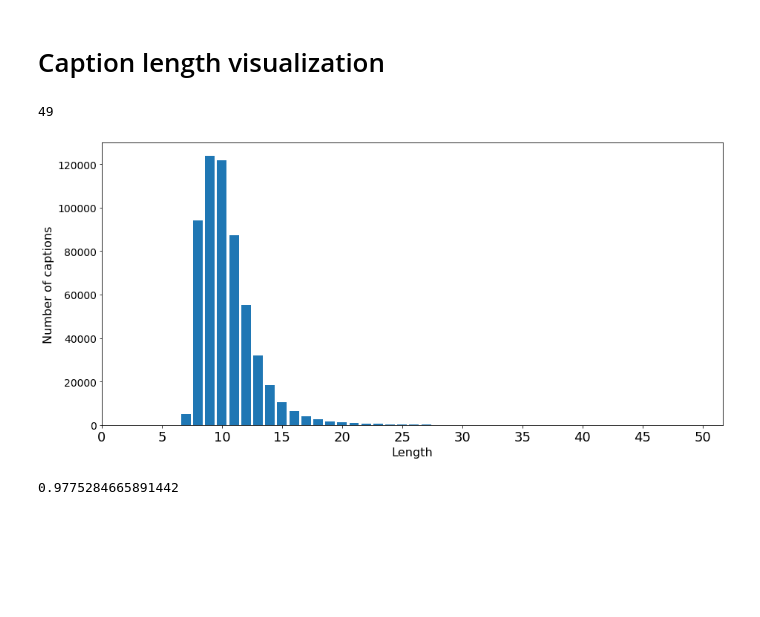
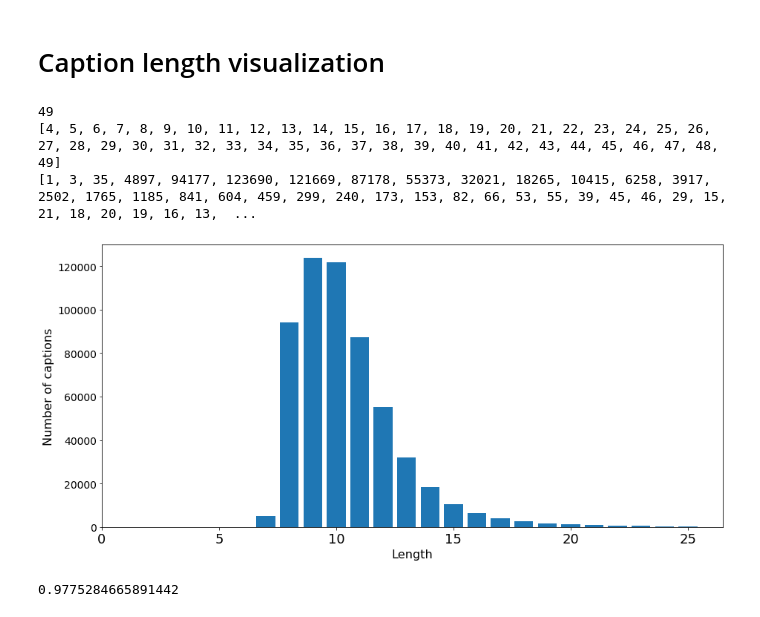
Before and after one commit to ingritu/TDT4900-Master-Thesis, a Jupyter notebook: notebooks/visualize_word_frequency.ipynb, the cells around one changed output. Cells and saved outputs as stored; diff of their text form; code cells hidden in the pictures; blank space fills up the shorter version.

```diff
--- a/notebooks/visualize_word_frequency.ipynb
+++ b/notebooks/visualize_word_frequency.ipynb
@@ -340,20 +340,24 @@ for num in cap_lens:
     cap_values[num] += 1
 cap_labels = [key for key in cap_values.keys()]
 cap_values = [cap_values[key] for key in cap_values.keys()]
+print(cap_labels)
+print(cap_values)
 # %% [output]
 49
+[4, 5, 6, 7, 8, 9, 10, 11, 12, 13, 14, 15, 16, 17, 18, 19, 20, 21, 22, 23, 24, 25, 26, 27, 28, 29, 30, 31, 32, 33, 34, 35, 36, 37, 38, 39, 40, 41, 42, 43, 44, 45, 46, 47, 48, 49]
+[1, 3, 35, 4897, 94177, 123690, 121669, 87178, 55373, 32021, 18265, 10415, 6258, 3917, 2502, 1765, 1185, 841, 604, 459, 299, 240, 173, 153, 82, 66, 53, 55, 39, 45, 46, 29, 15, 21, 18, 20, 19, 16, 13,  ...
 # %%
 plt.figure(figsize=(15,7))
-x_ticks = np.arange(0, 51, 5)
-plt.bar(cap_labels, cap_values)
+x_ticks = np.arange(0, 26, 5)
+plt.bar(cap_labels[:22], cap_values[:22])
 plt.ylabel('Number of captions', fontsize=16)
 plt.xlabel('Length', fontsize=16)
 plt.xticks(x_ticks, fontsize=18)
 plt.yticks(fontsize=14)
 plt.savefig(save_path.joinpath('coco_cap_lens.pdf'))
 plt.show()
 # %% [output]
-[figure, old version]
+[figure, new version]
 # %%
 total_caps = len(cap_lens)
 under_17 = len([l for l in cap_lens if l < 17])
```
Also changed, not shown: 3 other files.
